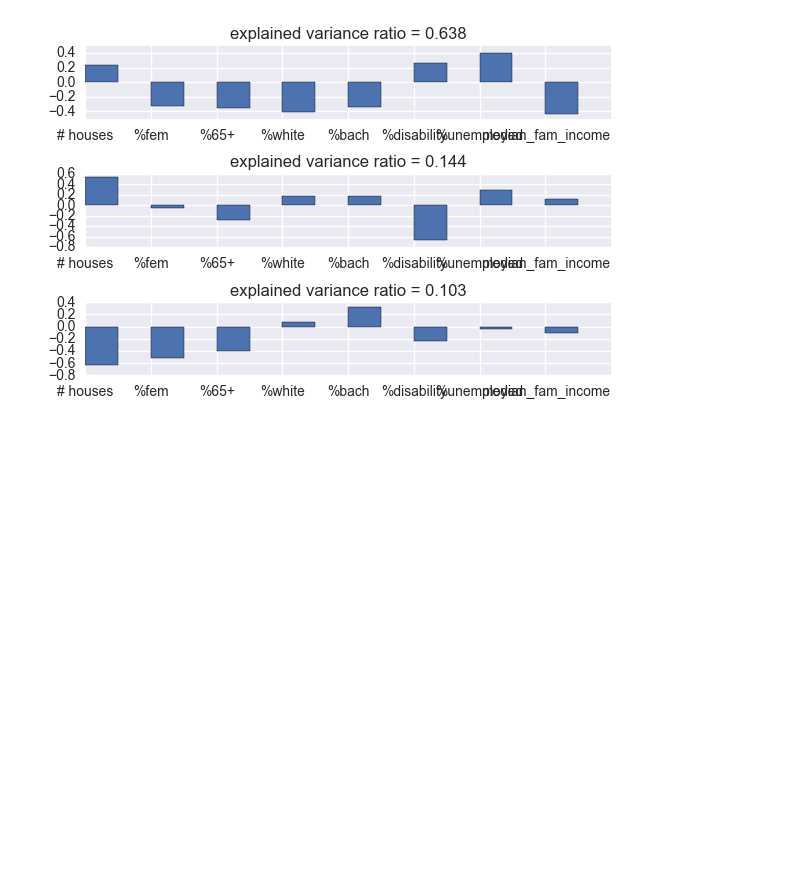
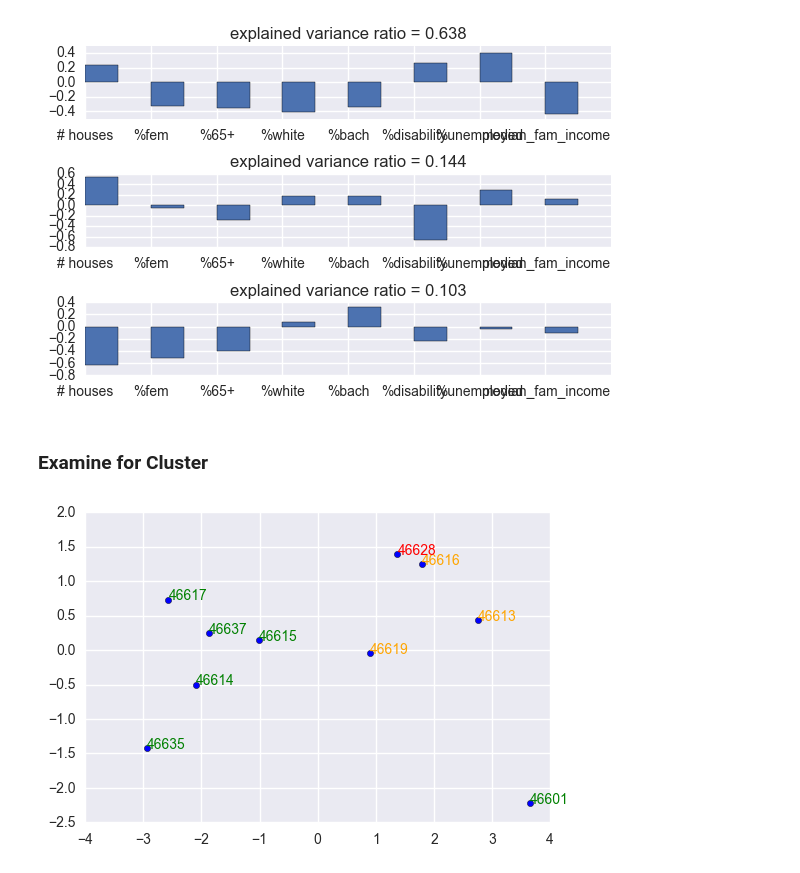
Before and after one commit to brickett/CBE40497, a Jupyter notebook: 1000Homes.ipynb, the cells around one changed output. Saved outputs shown, nothing was run; the diff lists cells and outputs as text; code cells hidden in the pictures; blank space fills up the shorter version.

```diff
--- a/1000Homes.ipynb
+++ b/1000Homes.ipynb
@@ -172,3 +197,18 @@ plt.tight_layout()
 # %% [output]
 [ 0.63784026  0.14407205  0.10342767]
 [figure]
+# %% [markdown]
+### Examine for Cluster
+# %%
+plt.scatter(Y[:,0],Y[:,1])
+k = 0
+for n in zips:
+    if sbdataf_std[k,0] < 0:
+        plt.text(Y[k,0],Y[k,1],n,color='green')
+    elif sbdataf_std[k,0] > 1:
+        plt.text(Y[k,0],Y[k,1],n, color='red')
+    else:
+        plt.text(Y[k,0],Y[k,1],n, color = 'orange')
+    k += 1
+# %% [output]
+[figure, added]
```
Also changed, not shown: parts of 4 cells of this notebook.
